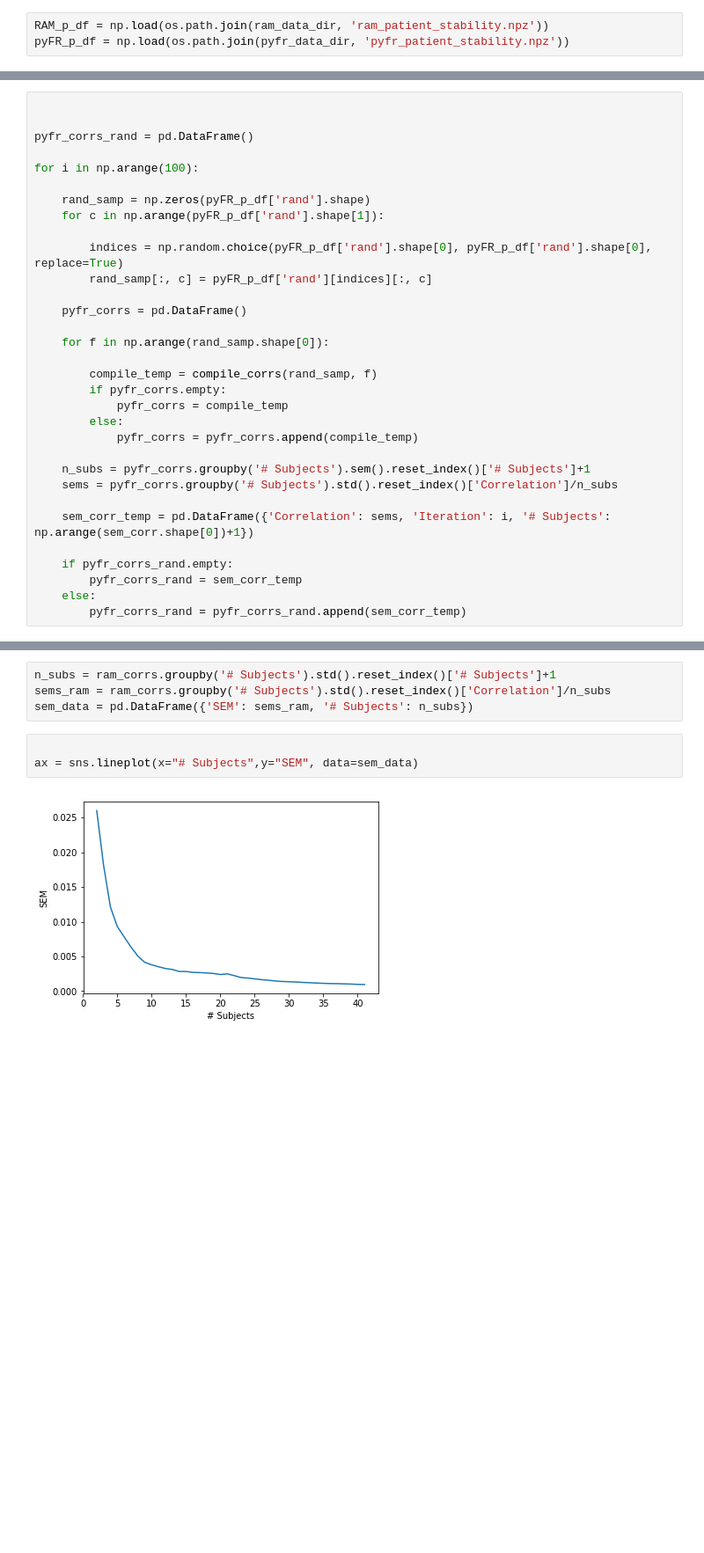
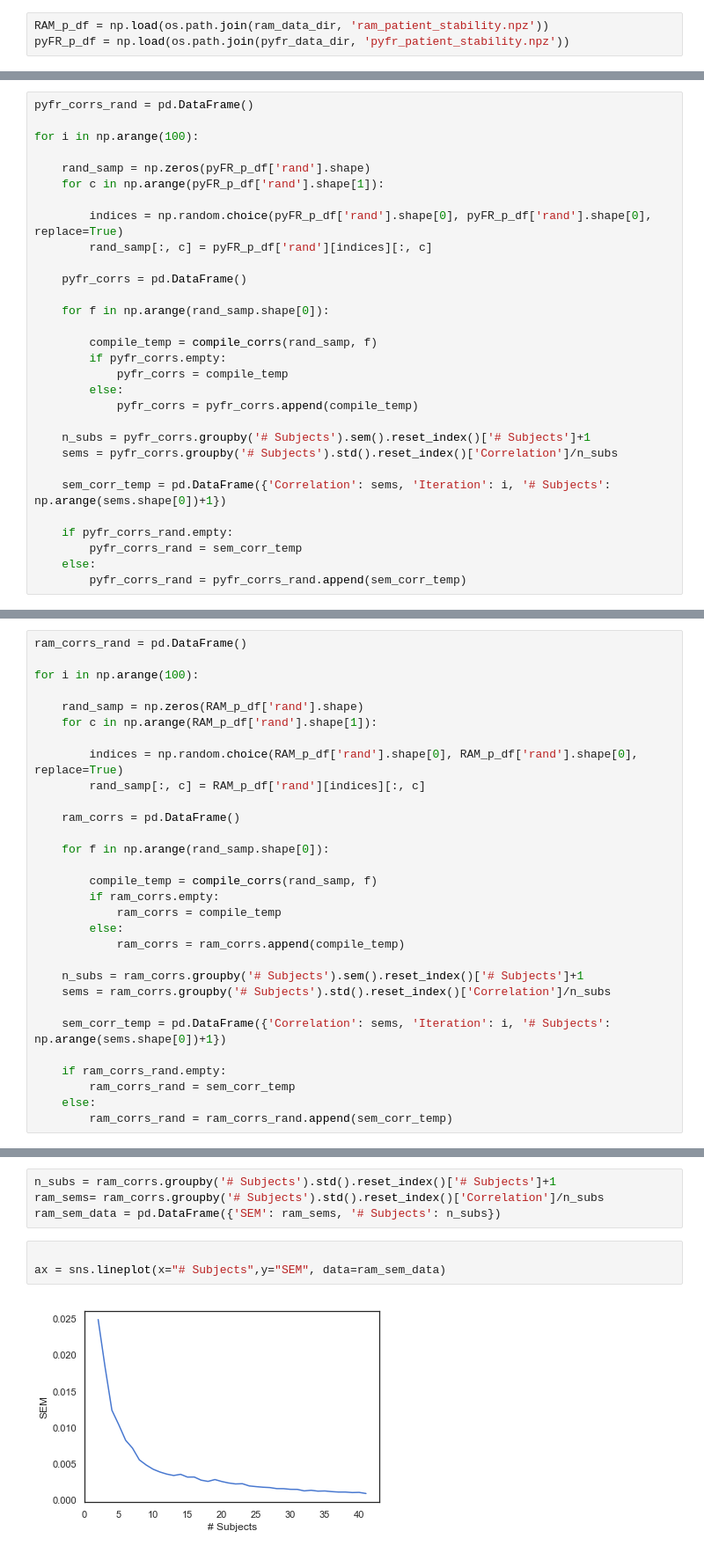
Before and after one commit to ContextLab/supereeg_paper, a Jupyter notebook: code/notebooks/stability.ipynb, the cells around one changed output, grey strips where cells are left out. Shown: that part at 88% size. Drawn from its saved outputs; the diff is of its cells as text; blank space fills up the shorter version.

```diff
--- a/code/notebooks/stability.ipynb
+++ b/code/notebooks/stability.ipynb
@@ -294,6 +238,4 @@ for f in np.arange(RAM_p_df['rand'].shape[0]):
 # %%
-
-
 pyfr_corrs_rand = pd.DataFrame()
 
 for i in np.arange(100):
@@ -317,7 +259,7 @@ for i in np.arange(100):
     n_subs = pyfr_corrs.groupby('# Subjects').sem().reset_index()['# Subjects']+1
     sems = pyfr_corrs.groupby('# Subjects').std().reset_index()['Correlation']/n_subs
 
-    sem_corr_temp = pd.DataFrame({'Correlation': sems, 'Iteration': i, '# Subjects': np.arange(sem_corr.shape[0])+1})
+    sem_corr_temp = pd.DataFrame({'Correlation': sems, 'Iteration': i, '# Subjects': np.arange(sems.shape[0])+1})
 
     if pyfr_corrs_rand.empty:
         pyfr_corrs_rand = sem_corr_temp
@@ -347,2 +270,32 @@ pyfr_corrs_rand
+# %%
+ram_corrs_rand = pd.DataFrame()
+
+for i in np.arange(100):
+
+    rand_samp = np.zeros(RAM_p_df['rand'].shape)
+    for c in np.arange(RAM_p_df['rand'].shape[1]):
+
+        indices = np.random.choice(RAM_p_df['rand'].shape[0], RAM_p_df['rand'].shape[0], replace=True)
+        rand_samp[:, c] = RAM_p_df['rand'][indices][:, c]
+
+    ram_corrs = pd.DataFrame()
+
+    for f in np.arange(rand_samp.shape[0]):
+
+        compile_temp = compile_corrs(rand_samp, f)
+        if ram_corrs.empty:
+            ram_corrs = compile_temp
+        else:
+            ram_corrs = ram_corrs.append(compile_temp)
+
+    n_subs = ram_corrs.groupby('# Subjects').sem().reset_index()['# Subjects']+1
+    sems = ram_corrs.groupby('# Subjects').std().reset_index()['Correlation']/n_subs
+
+    sem_corr_temp = pd.DataFrame({'Correlation': sems, 'Iteration': i, '# Subjects': np.arange(sems.shape[0])+1})
+
+    if ram_corrs_rand.empty:
+        ram_corrs_rand = sem_corr_temp
+    else:
+        ram_corrs_rand = ram_corrs_rand.append(sem_corr_temp)
 # %%
 n_subs = pyfr_corrs.groupby('# Subjects').sem().reset_index()['# Subjects']+1
@@ -378,9 +320,9 @@ ax = sns.lineplot(x="# Subjects", y="Correlation", data=pyfr_corrs)
 # %%
 n_subs = ram_corrs.groupby('# Subjects').std().reset_index()['# Subjects']+1
-sems_ram = ram_corrs.groupby('# Subjects').std().reset_index()['Correlation']/n_subs
-sem_data = pd.DataFrame({'SEM': sems_ram, '# Subjects': n_subs})
+ram_sems= ram_corrs.groupby('# Subjects').std().reset_index()['Correlation']/n_subs
+ram_sem_data = pd.DataFrame({'SEM': ram_sems, '# Subjects': n_subs})
 # %%
 
-ax = sns.lineplot(x="# Subjects",y="SEM", data=sem_data)
+ax = sns.lineplot(x="# Subjects",y="SEM", data=ram_sem_data)
 # %% [output]
-[figure, old version]
+[figure, new version]
```
Also changed, not shown: parts of 58 cells of this notebook, 27 other files.
